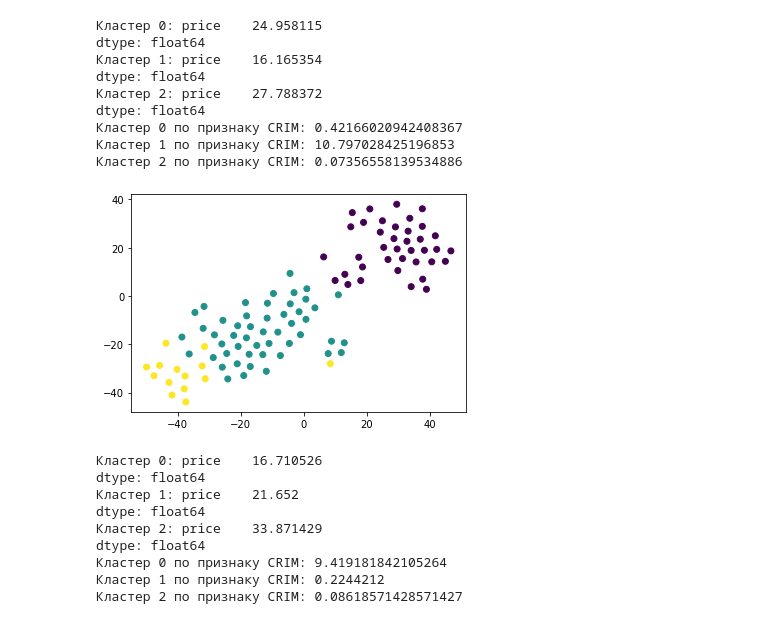
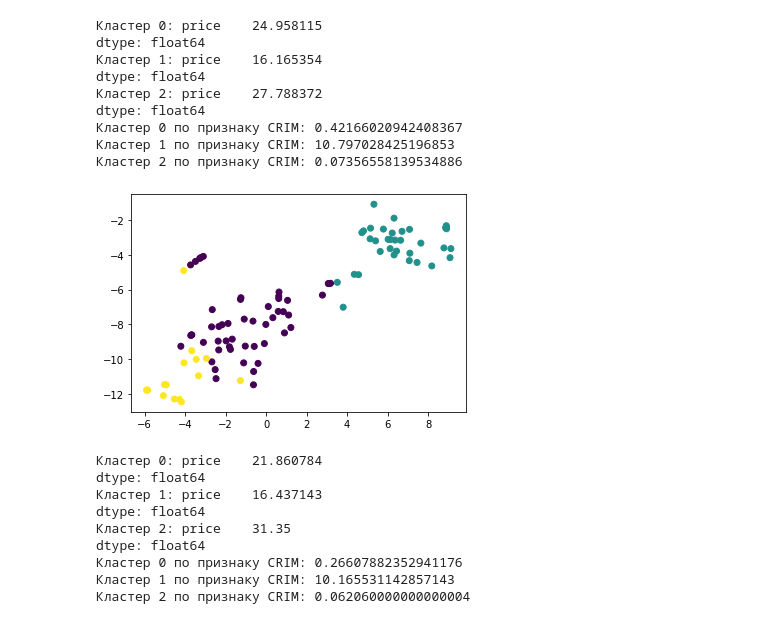
Before and after one commit to AlexKomogortsev/PythonLibs, a Jupyter notebook: HM_4.ipynb, the cells around one changed output. Cells and saved outputs as stored; diff of their text form; code cells hidden in the pictures.

```diff
--- a/HM_4.ipynb
+++ b/HM_4.ipynb
@@ -24,7 +24,7 @@ scaler = StandardScaler()
 X_train_scaled = scaler.fit_transform(X_train)
 X_train_scaled = pd.DataFrame(X_train_scaled, columns=feature_names)
 
-X_test_scaled = scaler.fit_transform(X_test)
+X_test_scaled = scaler.transform(X_test)
 X_test_scaled = pd.DataFrame(X_test_scaled, columns=feature_names)
 
 tsne = TSNE(n_components=2, learning_rate=250, random_state=42)
@@ -65,27 +65,27 @@ dtype: float64
 # %%
 # Task 3
 
 X_test_tsne = tsne.fit_transform(X_test_scaled)
 
-labels_test = kmeans.fit_predict(X_test_scaled)
+labels_test = kmeans.predict(X_test_scaled)
 plt.scatter(X_test_tsne[:, 0], X_test_tsne[:, 1], c=labels_test)
 plt.show()
 
 print('Кластер 0: {}'.format(y_test.loc[labels_test == 0].mean()))
 print('Кластер 1: {}'.format(y_test.loc[labels_test == 1].mean()))
 print('Кластер 2: {}'.format(y_test.loc[labels_test == 2].mean()))
 
 print('Кластер 0 по признаку CRIM: {}'.format(X_test.loc[labels_test == 0, 'CRIM'].mean()))
 print('Кластер 1 по признаку CRIM: {}'.format(X_test.loc[labels_test == 1, 'CRIM'].mean()))
 print('Кластер 2 по признаку CRIM: {}'.format(X_test.loc[labels_test == 2, 'CRIM'].mean()))
 # %% [output]
-[figure, old version]
+[figure, new version]
-Кластер 0: price    16.710526
+Кластер 0: price    21.860784
 dtype: float64
-Кластер 1: price    21.652
+Кластер 1: price    16.437143
 dtype: float64
-Кластер 2: price    33.871429
+Кластер 2: price    31.35
 dtype: float64
-Кластер 0 по признаку CRIM: 9.419181842105264
-Кластер 1 по признаку CRIM: 0.2244212
-Кластер 2 по признаку CRIM: 0.08618571428571427
+Кластер 0 по признаку CRIM: 0.26607882352941176
+Кластер 1 по признаку CRIM: 10.165531142857143
+Кластер 2 по признаку CRIM: 0.062060000000000004
```
